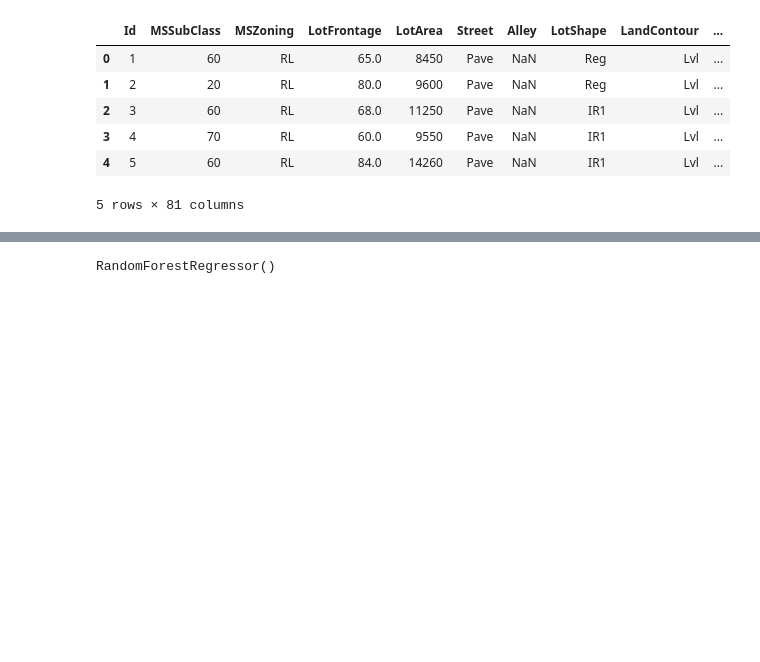
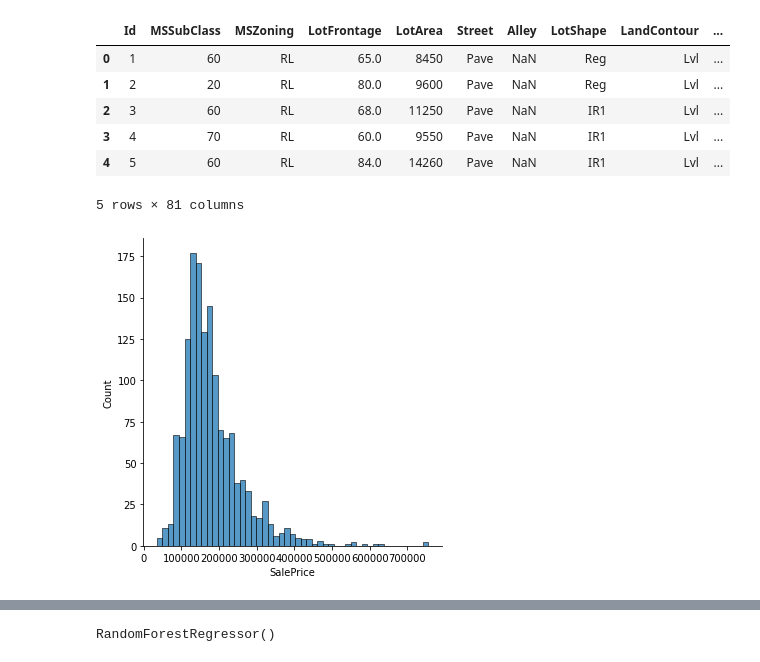
Before and after one commit to mohamednaji7/House_Prices-Advanced_Regression_Techniques, a Jupyter notebook: random-forest.ipynb, the cells around one changed output, grey strips where cells are left out. Saved outputs shown, nothing was run; the diff lists cells and outputs as text; code cells hidden in the pictures; blank space fills up the shorter version.

```diff
--- a/random-forest.ipynb
+++ b/random-forest.ipynb
@@ -47,0 +62,9 @@ df_train.head()
+# %%
+import seaborn as sns
+%matplotlib inline
+
+df_train['SalePrice'].describe()
+#let's look the target distrubuiation
+sns.displot(df_train['SalePrice']);
+# %% [output]
+[figure, added]
```
Also changed, not shown: parts of 9 cells of this notebook.
